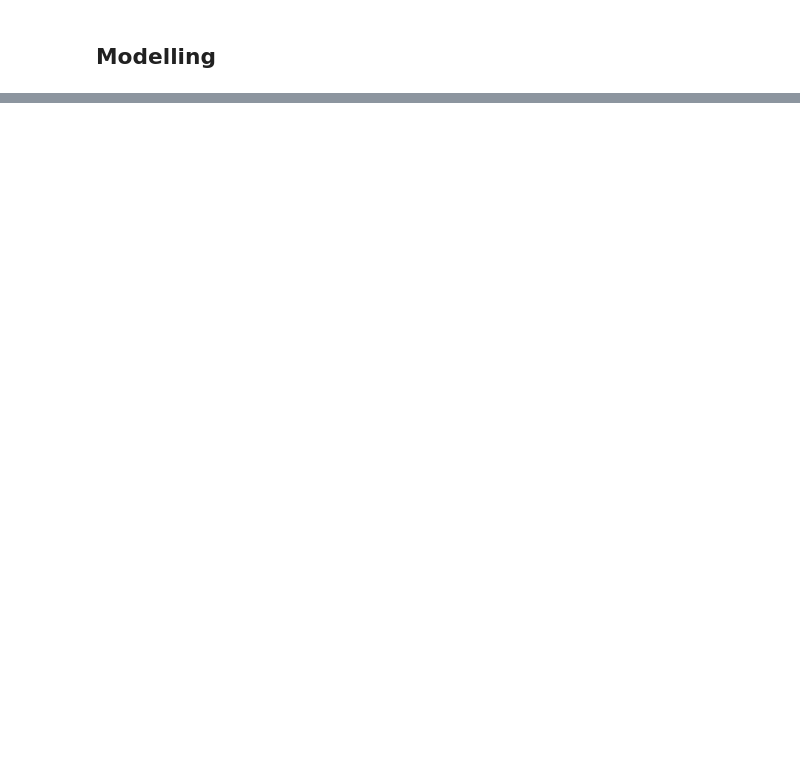
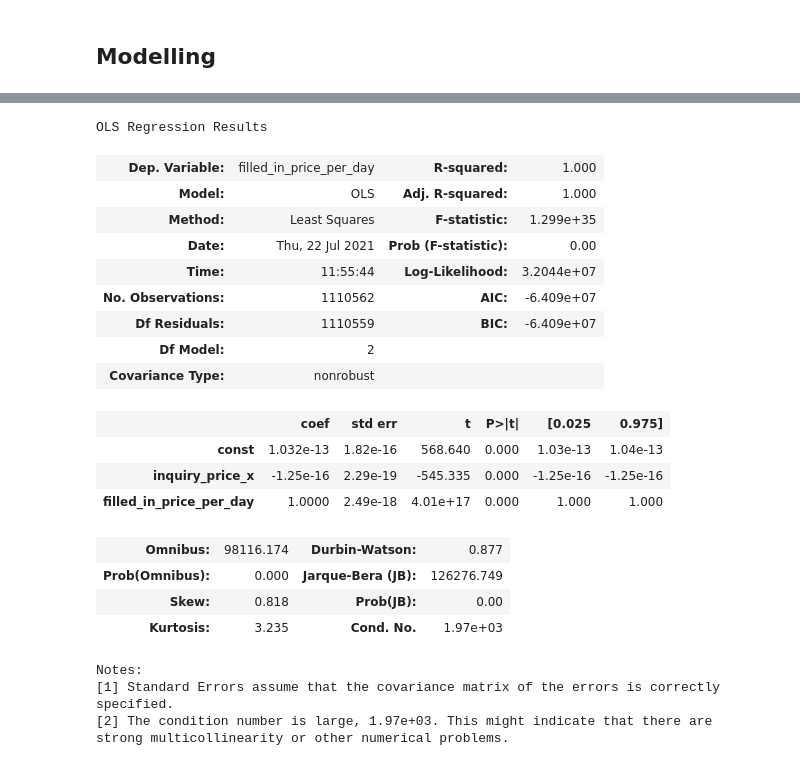
Before and after one commit to neue-fische-traum/traum-preis, a Jupyter notebook: EDA/EDA_inquiries_and_prices.ipynb, the cells around one changed output, grey strips where cells are left out. Drawn from its saved outputs; the diff is of its cells as text; code cells hidden in the pictures; blank space fills up the shorter version.

```diff
--- a/EDA/EDA_inquiries_and_prices.ipynb
+++ b/EDA/EDA_inquiries_and_prices.ipynb
@@ -85,0 +140,30 @@ smf.ols(formula='inquiry_price_x ~ filled_in_price_per_day + filled_in_price_per
+# %%
+df_MIP = sm.add_constant(df_MIP)
+y3 = df_merged_IP.filled_in_price_per_day
+
+model3 = sm.OLS(y3, df_MIP)
+results3 = model3.fit()
+results3.summary()
+# %% [output]
+OLS Regression Results
+| Dep. Variable: | filled_in_price_per_day | R-squared: | 1.000 |
+| Model: | OLS | Adj. R-squared: | 1.000 |
+| Method: | Least Squares | F-statistic: | 1.299e+35 |
+| Date: | Thu, 22 Jul 2021 | Prob (F-statistic): | 0.00 |
+| Time: | 11:55:44 | Log-Likelihood: | 3.2044e+07 |
+| No. Observations: | 1110562 | AIC: | -6.409e+07 |
+| Df Residuals: | 1110559 | BIC: | -6.409e+07 |
+| Df Model: | 2 |  |  |
+| Covariance Type: | nonrobust |  |  |
+|  | coef | std err | t | P>|t| | [0.025 | 0.975] |
+| const | 1.032e-13 | 1.82e-16 | 568.640 | 0.000 | 1.03e-13 | 1.04e-13 |
+| inquiry_price_x | -1.25e-16 | 2.29e-19 | -545.335 | 0.000 | -1.25e-16 | -1.25e-16 |
+| filled_in_price_per_day | 1.0000 | 2.49e-18 | 4.01e+17 | 0.000 | 1.000 | 1.000 |
+| Omnibus: | 98116.174 | Durbin-Watson: | 0.877 |
+| Prob(Omnibus): | 0.000 | Jarque-Bera (JB): | 126276.749 |
+| Skew: | 0.818 | Prob(JB): | 0.00 |
+| Kurtosis: | 3.235 | Cond. No. | 1.97e+03 |
+Notes:
+[1] Standard Errors assume that the covariance matrix of the errors is correctly specified.
+[2] The condition number is large, 1.97e+03. This might indicate that there are
+strong multicollinearity or other numerical problems.
```
Also changed, not shown: parts of 12 cells of this notebook, 2 other files.
